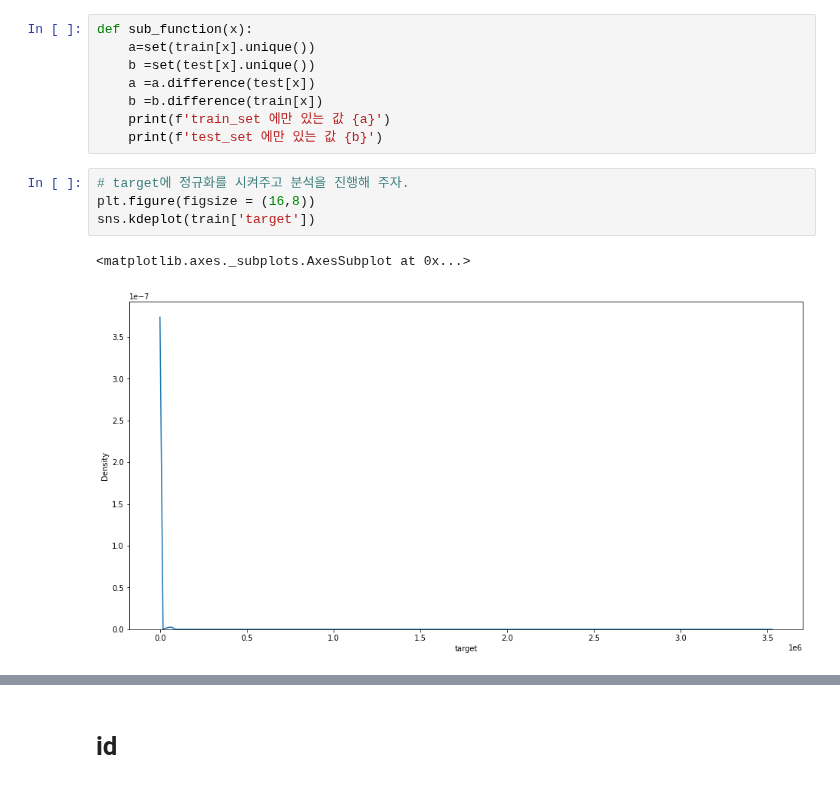
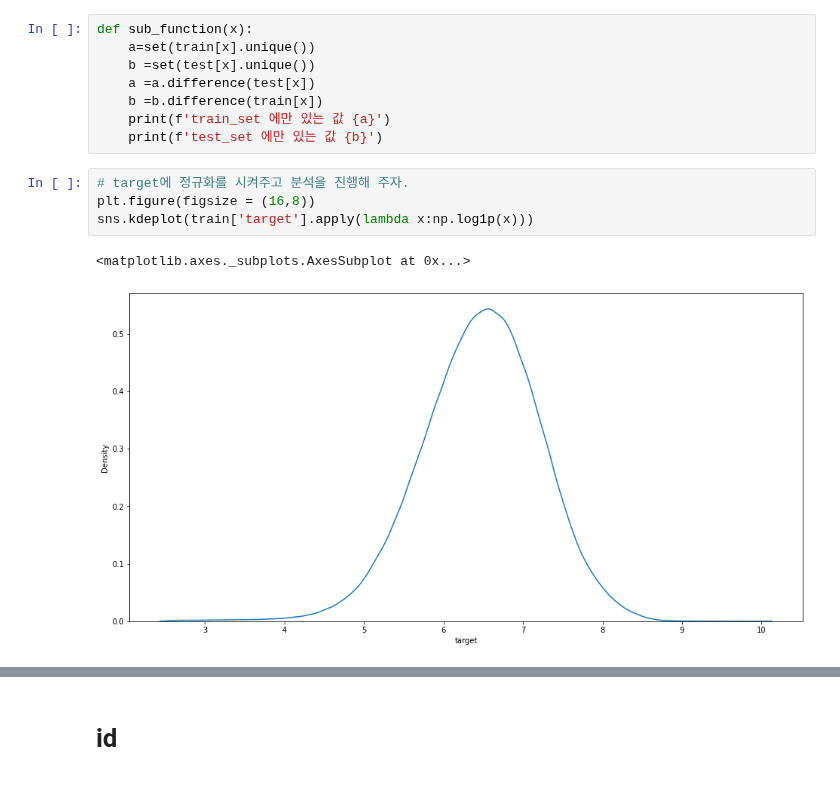
Before and after one commit to qkrwjdduf159/-, a Jupyter notebook: 택시/EDA.ipynb, the cells around one changed output, grey strips where cells are left out. Cells and saved outputs as stored; diff of their text form.

```diff
--- a/택시/EDA.ipynb
+++ b/택시/EDA.ipynb
@@ -139,7 +139,7 @@ def sub_function(x):
 # %%
 # target에 정규화를 시켜주고 분석을 진행해 주자.
 plt.figure(figsize = (16,8))
-sns.kdeplot(train['target'])
+sns.kdeplot(train['target'].apply(lambda x:np.log1p(x)))
 # %% [output]
 <matplotlib.axes._subplots.AxesSubplot at 0x...>
-[figure, old version]
+[figure, new version]
```
Also changed, not shown: parts of 42 cells of this notebook.
